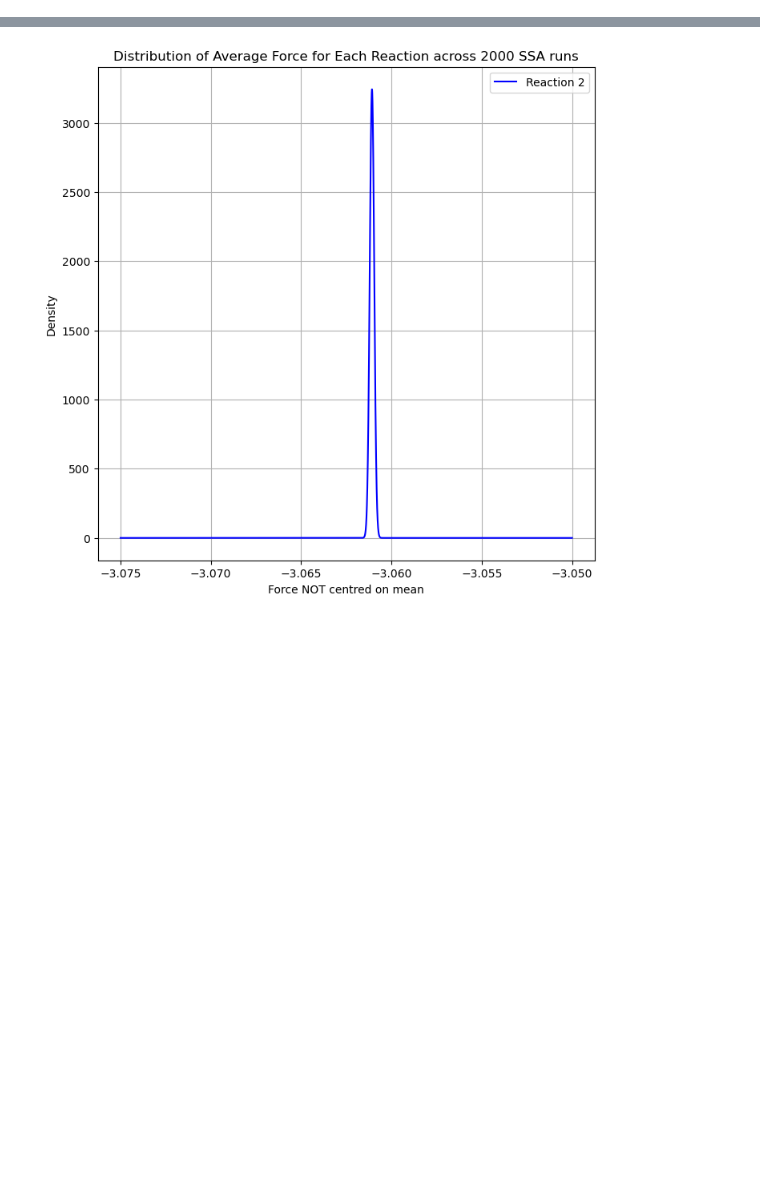
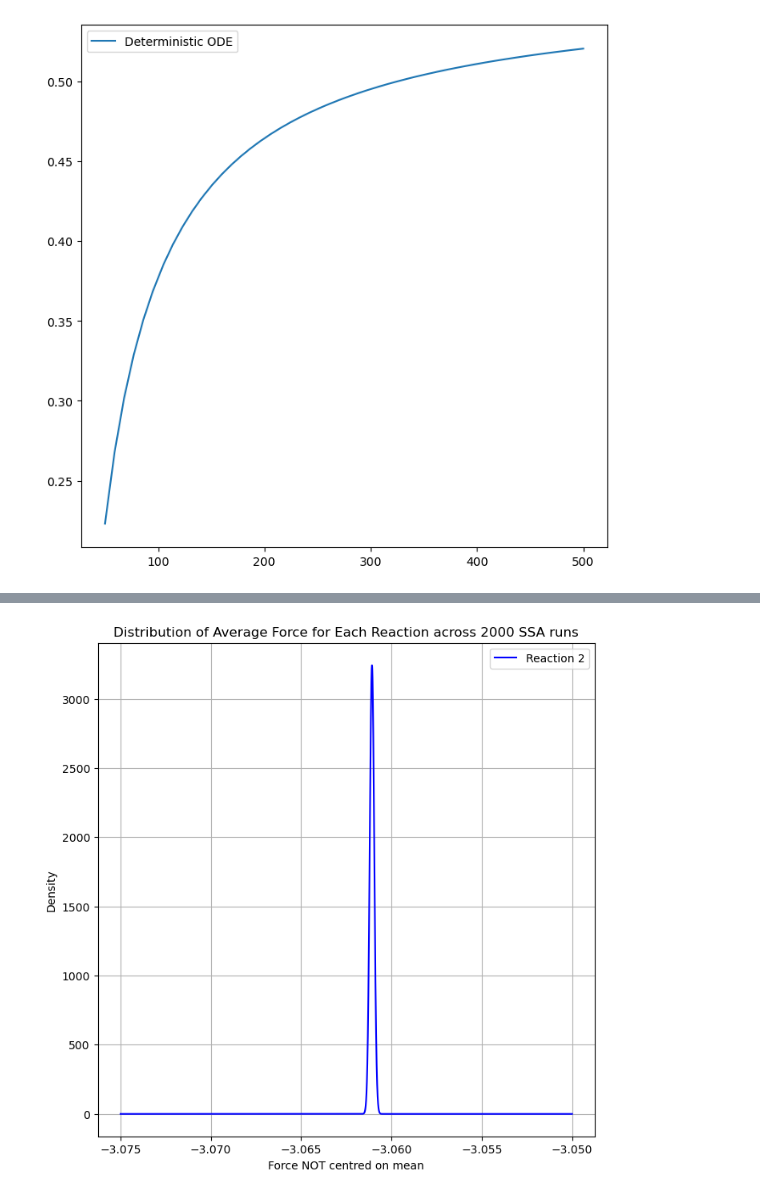
Before and after one commit to FTurci/conductance-chem-net, a Jupyter notebook: students/Will/Gillespie_simulations/numba_infused.ipynb, the cells around one changed output, grey strips where cells are left out. Drawn from its saved outputs; the diff is of its cells as text; code cells hidden in the pictures; blank space fills up the shorter version.

```diff
--- a/students/Will/Gillespie_simulations/numba_infused.ipynb
+++ b/students/Will/Gillespie_simulations/numba_infused.ipynb
@@ -1051,0 +1127,62 @@ plt.show()
+# %%
+import numpy as np
+from scipy.optimize import fsolve
+
+# Rate constants
+k1f, k1b, k2f, k2b, k3f, k3b = 0.1* np.array([0.005, 0.8, 0.6, 0.002, 0.012, 0.5])#[0.005, 0.8, 0.6, 0.002, 0.012, 0.5]# [0.005, 0.02, 0.6, 0.002, 0.012, 0.05]
+
+# Total enzyme
+E_T = 200 + 200 + 200
+
+# Chemostats
+Na_value = 50
+
+
+def steady_state_solver(S_value):
+
+    def equations(vars):
+        Ea, EaS, EaS2 = vars
+
+        j1 = k1f * Ea * S_value - k1b * EaS
+        j2 = k2f * EaS - k2b * Ea * Na_value
+        j3 = k3f * EaS * S_value - k3b * EaS2
+
+        eq1 = -j1 + j2
+        eq2 = j1 - j2 - j3
+        eq3 = Ea + EaS + EaS2 - E_T
+
+        return [eq1, eq2, eq3]
+
+    # initial guess
+    guess = [E_T/3, E_T/3, E_T/3] # give a starting point for the solver
+
+    solution = fsolve(equations, guess)
+
+    return solution  # Ea_det, EaS_det, EaS2_det
+
+
+def deterministic_force(S_value):
+
+    Ea_det, EaS_det, EaS2_det = steady_state_solver(S_value)
+
+    force = np.log(
+        (k1f * S_value * Ea_det) /
+        (k1b * EaS_det)
+    )
+
+    return force
+
+#S_values = np.linspace(50, 500, 50, dtype=int)
+
+det_forces = []
+
+for S in initial_S_counts:
+    det_forces.append(deterministic_force(S))
+
+import matplotlib.pyplot as plt
+
+plt.plot(S_values, det_forces, label="Deterministic ODE")
+plt.legend()
+plt.show()
+# %% [output]
+[figure, added]
```
Also changed, not shown: parts of 14 cells of this notebook.
